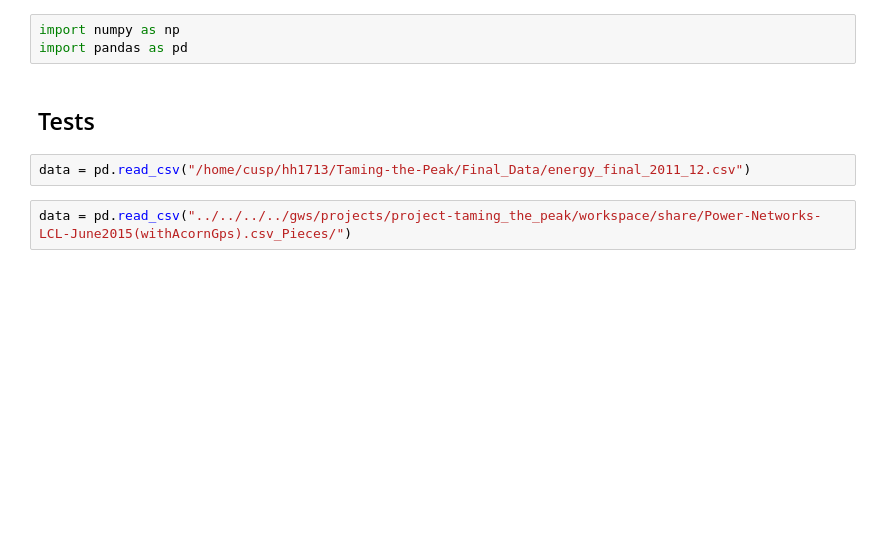
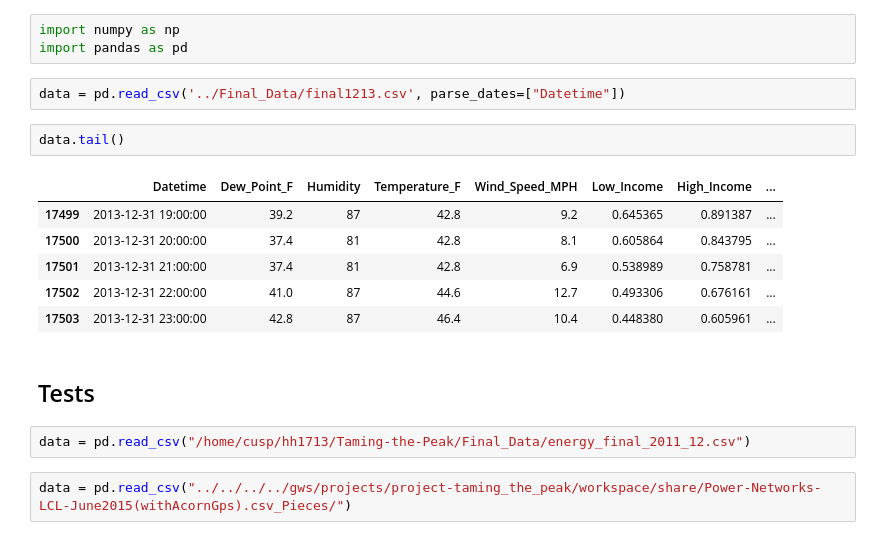
Before and after one commit to connorchency/Taming-the-Peak, a Jupyter notebook: Code/get_energy_data.ipynb, the cells around one changed output. Saved outputs shown, nothing was run; the diff lists cells and outputs as text; blank space fills up the shorter version.

```diff
--- a/Code/get_energy_data.ipynb
+++ b/Code/get_energy_data.ipynb
@@ -1,6 +1,17 @@
 # %%
 import numpy as np
 import pandas as pd
+# %%
+data = pd.read_csv('../Final_Data/final1213.csv', parse_dates=["Datetime"])
+# %%
+data.tail()
+# %% [output]
+|  | Datetime | Dew_Point_F | Humidity | Temperature_F | Wind_Speed_MPH | Low_Income | High_Income | ... |
+| 17499 | 2013-12-31 19:00:00 | 39.2 | 87 | 42.8 | 9.2 | 0.645365 | 0.891387 | ... |
+| 17500 | 2013-12-31 20:00:00 | 37.4 | 81 | 42.8 | 8.1 | 0.605864 | 0.843795 | ... |
+| 17501 | 2013-12-31 21:00:00 | 37.4 | 81 | 42.8 | 6.9 | 0.538989 | 0.758781 | ... |
+| 17502 | 2013-12-31 22:00:00 | 41.0 | 87 | 44.6 | 12.7 | 0.493306 | 0.676161 | ... |
+| 17503 | 2013-12-31 23:00:00 | 42.8 | 87 | 46.4 | 10.4 | 0.448380 | 0.605961 | ... |
 # %% [markdown]
 ## Tests
 # %%
```
Also changed, not shown: 3 other files.
